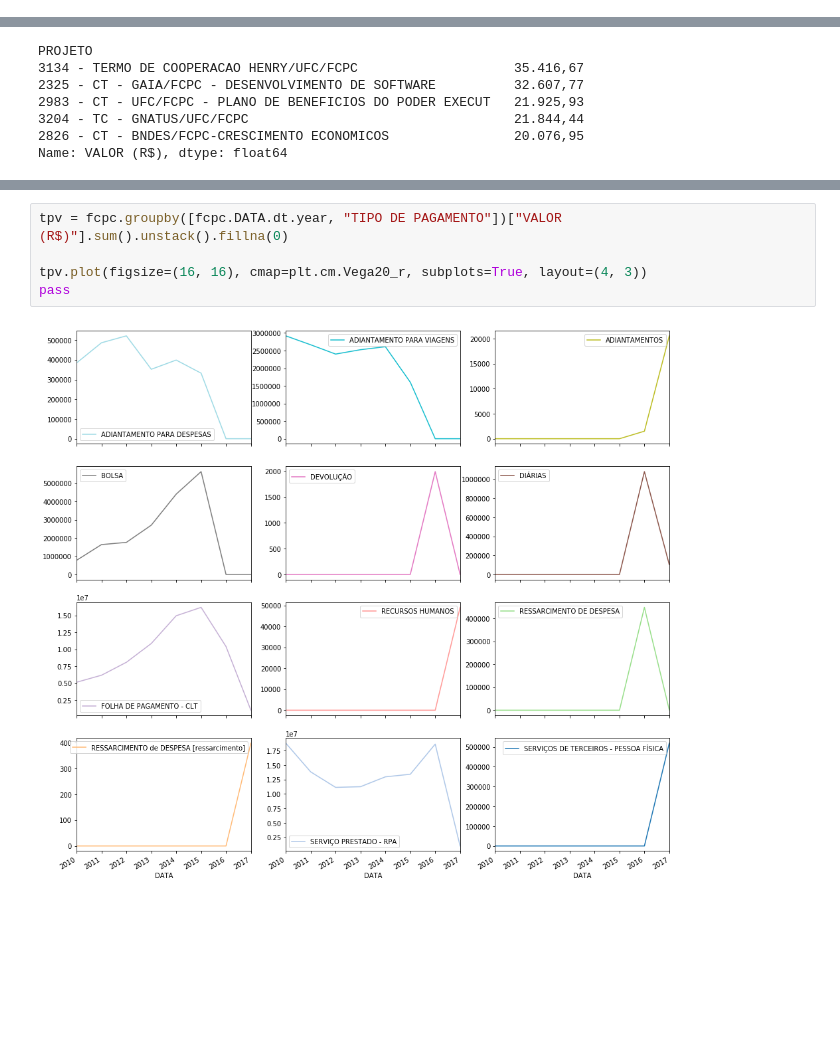
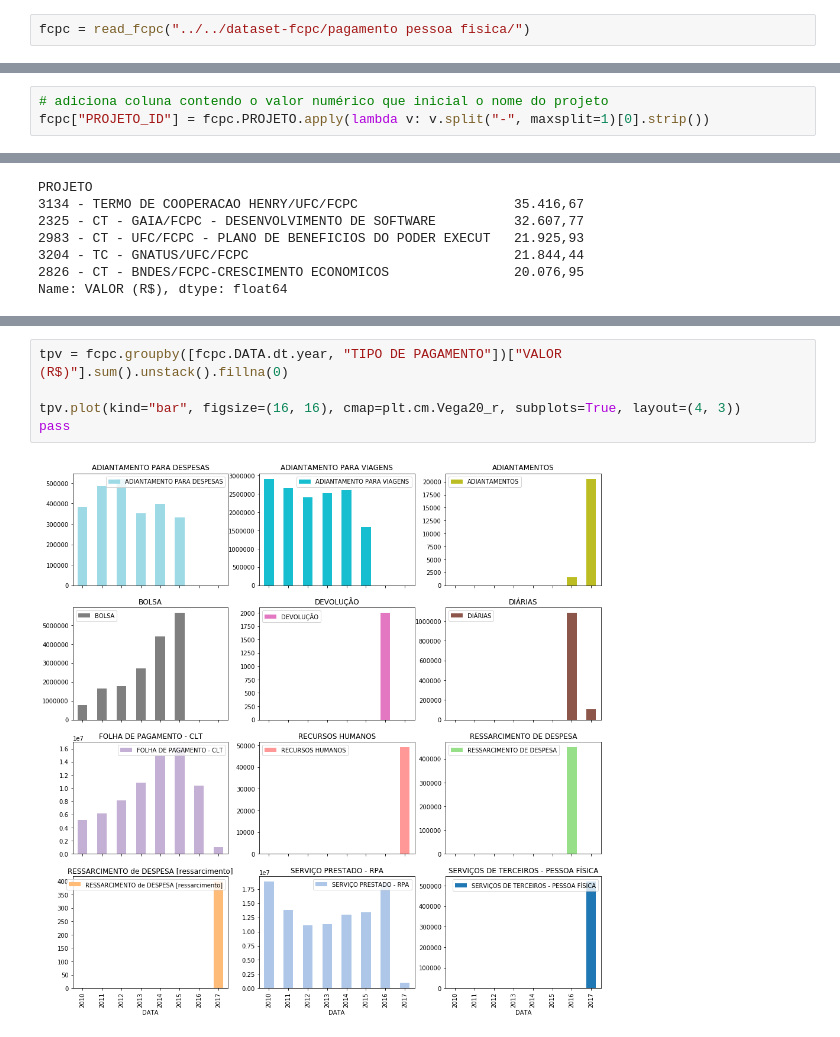
Before and after one commit to abevieiramota/course-python-data-analysis1, a Jupyter notebook: 00 - Exemplos/0.1 - FCPC - Básico.ipynb, the cells around one changed output, grey strips where cells are left out. Drawn from its saved outputs; the diff is of its cells as text; blank space fills up the shorter version.

```diff
--- a/00 - Exemplos/0.1 - FCPC - Básico.ipynb
+++ b/00 - Exemplos/0.1 - FCPC - Básico.ipynb
@@ -18,6 +21,8 @@ O dataset a ser utilizado foi é a consolidação dos dados disponibilizados no
   * **VALOR \(R$\)**
 
 obs: os dados de 2017 são os disponíveis até o momento da coleta
+# %%
+fcpc = read_fcpc("../../dataset-fcpc/pagamento pessoa fisica/")
 # %%
 # estrutura de tabela
 # índices à esquerda, gerados automaticamente
@@ -69,3 +79,6 @@ fcpc.describe(include = ['datetime'])
+# %%
+# adiciona coluna contendo o valor numérico que inicial o nome do projeto
+fcpc["PROJETO_ID"] = fcpc.PROJETO.apply(lambda v: v.split("-", maxsplit=1)[0].strip())
 # %%
 # há projetos com mesmo PROJETO_ID mas nomes diferentes(PROJETO)
 # assumirei que o PROJETO_ID(número no início do nome do projeto) identifica um projeto
@@ -218,7 +231,7 @@ fcpc[fcpc.PROJETO == "3134 - TERMO DE COOPERACAO HENRY/UFC/FCPC"]
 # %%
 tpv = fcpc.groupby([fcpc.DATA.dt.year, "TIPO DE PAGAMENTO"])["VALOR (R$)"].sum().unstack().fillna(0)
 
-tpv.plot(figsize=(16, 16), cmap=plt.cm.Vega20_r, subplots=True, layout=(4, 3))
+tpv.plot(kind="bar", figsize=(16, 16), cmap=plt.cm.Vega20_r, subplots=True, layout=(4, 3))
 pass
 # %% [output]
-[figure, old version]
+[figure, new version]
```
Also changed, not shown: parts of 12 cells of this notebook, 1 other file.
